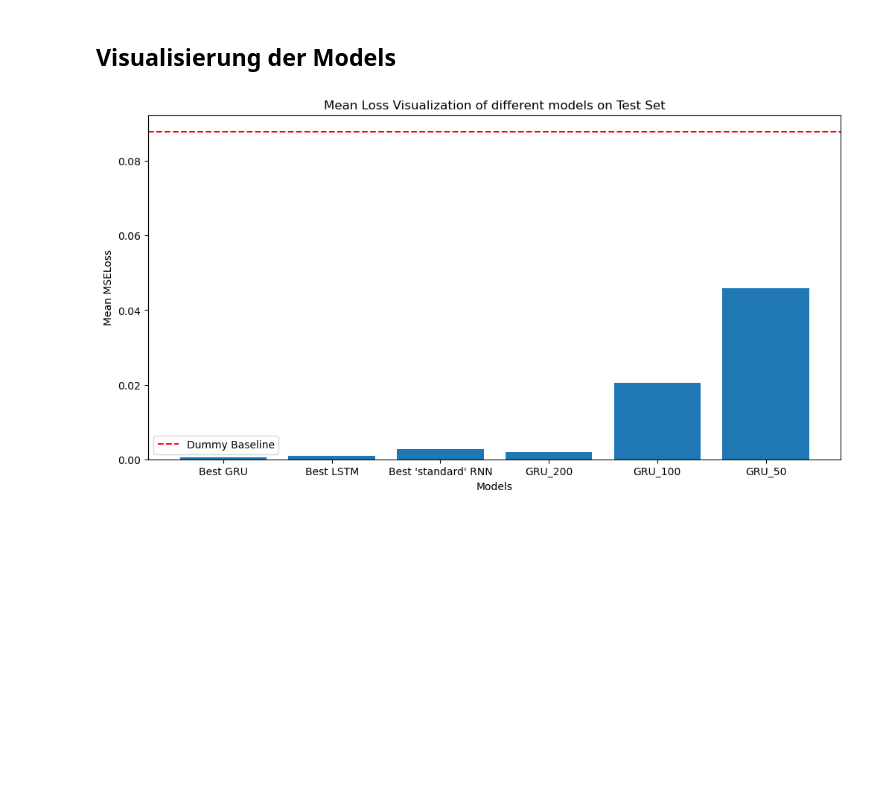
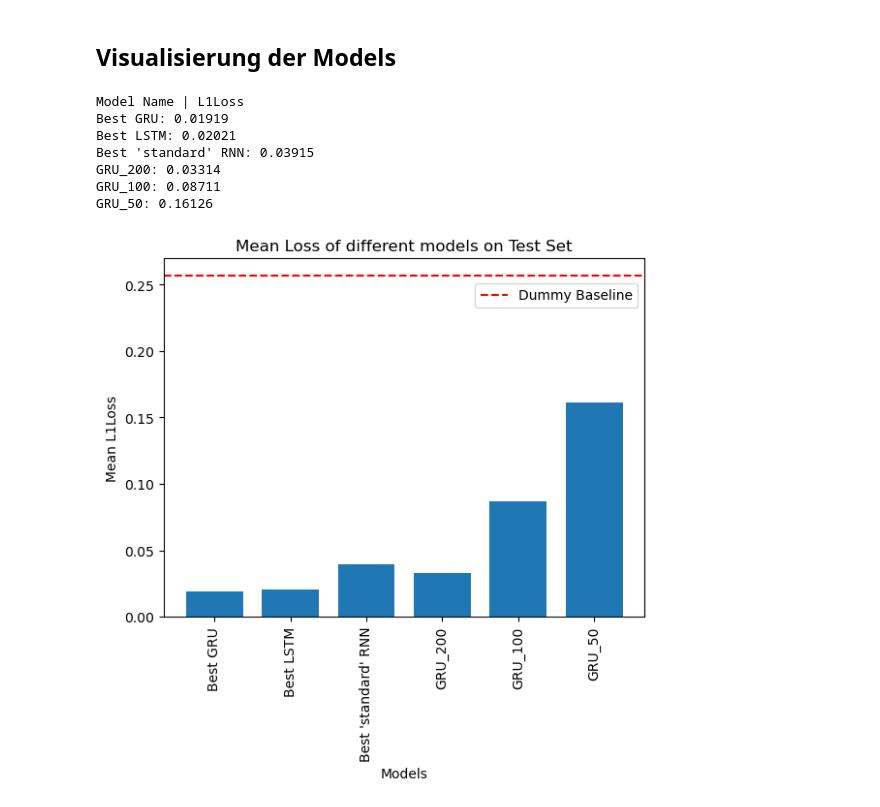
Before and after one commit to Tobilence/DMML_RNN, a Jupyter notebook: Horizon_forecast.ipynb, the cells around one changed output. Cells and saved outputs as stored; diff of their text form; code cells hidden in the pictures; blank space fills up the shorter version.

```diff
--- a/Horizon_forecast.ipynb
+++ b/Horizon_forecast.ipynb
@@ -166,10 +166,9 @@ X_train, X_test, y_train, y_test = train_test_split(data_set, labels, shuffle=Tr
 model = Base_RNN(1,10,1) # Base_RNN model with 1 hidden state of size 10. Input and output size is 1
 mse_loss = nn.MSELoss()
 adam = torch.optim.Adam(model.parameters(), lr=3e-4)
-
 if RETRAIN_MODELS:
     train_result = train(model, 200, X_train, y_train, mse_loss, adam, post_epoch_callbacks=[write_stats_callback])
-    torch.save(model, "./models/base/demonstrate_capacity.pt")
+    #torch.save(model, "./models/base/demonstrate_capacity.pt")
 else:
     model = torch.load("./models/base/demonstrate_capacity.pt")
 # %% [markdown]
@@ -204,7 +203,7 @@ model_path = f"./models/base/base_rnn_30-hidden_250-epochs.pt"
 
 if RETRAIN_MODELS:
     train_result = train(basic_model, EPOCHS, X_train, y_train, loss_f=mae_loss, optimizer=adam, post_epoch_callbacks=[write_stats_callback])
-    torch.save(model, model_path)
+    torch.save(basic_model, model_path)
 else:
     try:
         basic_model = torch.load(model_path)
@@ -246,7 +245,7 @@ Noch besser sieht es bei einem GRU Modell aus. Hier mann man erkennen dass selbs
 lstm_model = LSTM_RNN(1,30,1)
 adam_lstm = torch.optim.Adam(lstm_model.parameters(), lr=3e-4)
 
-model_path = "./models/lstm/lstm_30-hidden_250-epochs.pt"
+model_path = "./models/lstm/lstm_30-hidden_250_epochs.pt"
 
 if RETRAIN_MODELS:
     lstm_training_stats = train(lstm_model, EPOCHS, X_train, y_train, loss_f=mae_loss, optimizer=adam_gru, post_epoch_callbacks=[write_stats_callback])
@@ -367,15 +366,22 @@ Dennoch lässt sich anhand der Beispiele zeigen, dass mehr Trainingsdaten auch z
 # %%
 from pipeline import compare_models
 
 models = [
     ("Best GRU", gru_model),
     ("Best LSTM", lstm_model),
     ("Best 'standard' RNN", basic_model),
     ("GRU_200", model_200),
     ("GRU_100", model_100),
     ("GRU_50", model_50),
 ]
 
-compare_models(models, X_test, y_test, baseline=BASELINE_MSE_LOSS)
+compare_models(models, X_test, y_test, baseline=BASELINE_MAE_LOSS, loss_fn=torch.nn.L1Loss())
 # %% [output]
+Model Name | L1Loss
+Best GRU: 0.01919
+Best LSTM: 0.02021
+Best 'standard' RNN: 0.03915
+GRU_200: 0.03314
+GRU_100: 0.08711
+GRU_50: 0.16126
-[figure, old version]
+[figure, new version]
```
Also changed, not shown: parts of 11 cells of this notebook, 2 other files.
